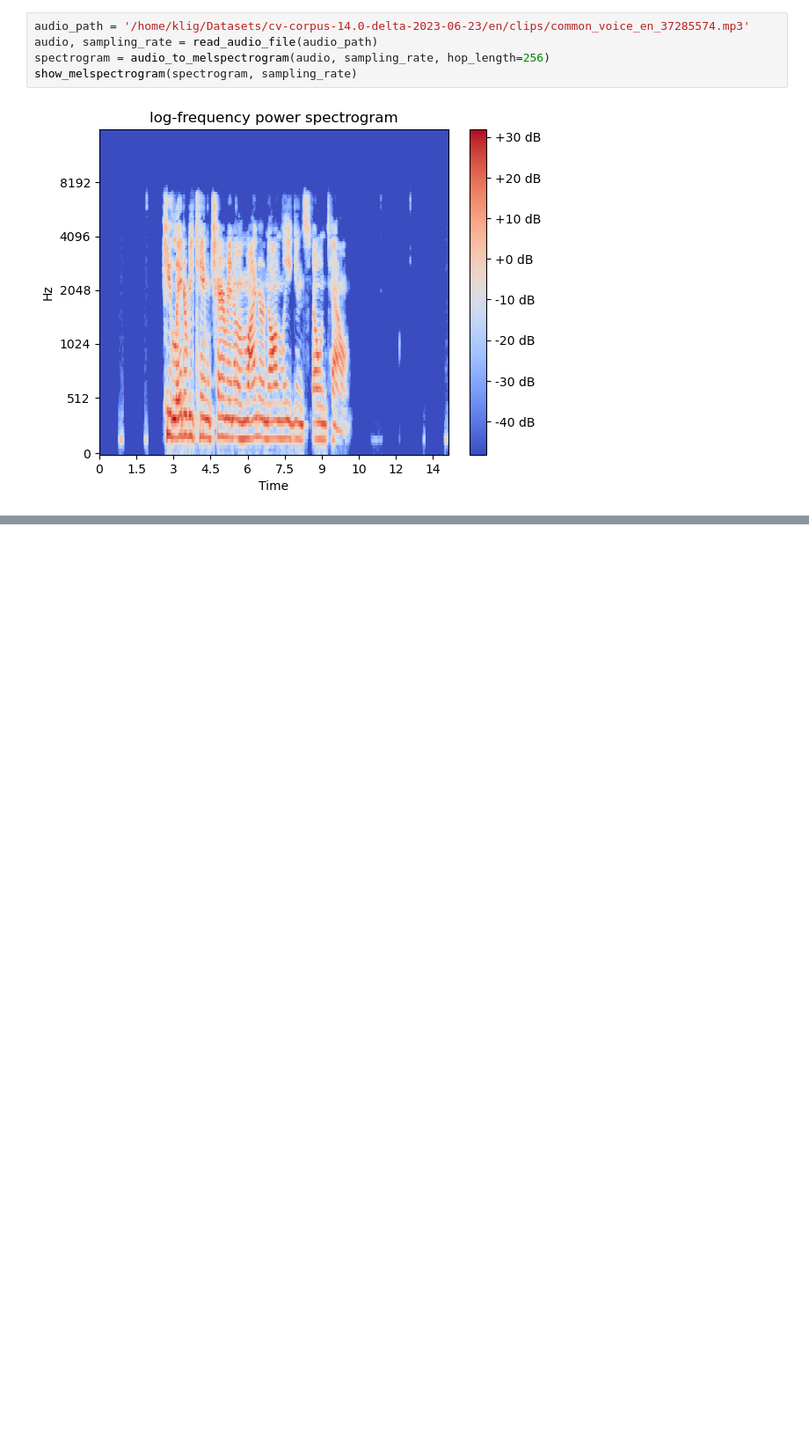
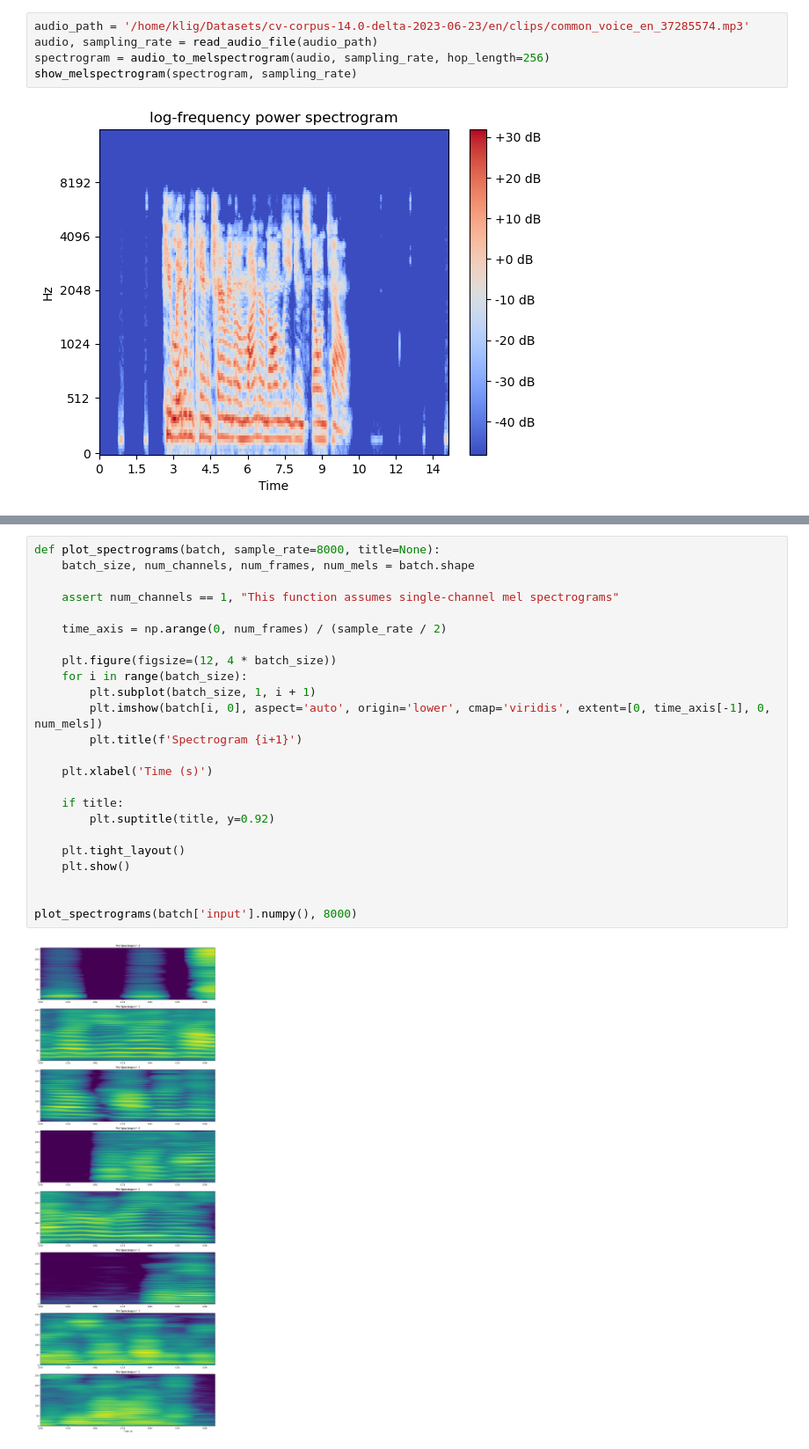
Before and after one commit to kligvasser/audio-anomaly-detection, a Jupyter notebook: notebooks/read-audio.ipynb, the cells around one changed output, grey strips where cells are left out. Shown at 88% size. Drawn from its saved outputs; the diff is of its cells as text; blank space fills up the shorter version.

```diff
--- a/notebooks/read-audio.ipynb
+++ b/notebooks/read-audio.ipynb
@@ -67,0 +89,26 @@ show_melspectrogram(spectrogram, sampling_rate)
+# %%
+def plot_spectrograms(batch, sample_rate=8000, title=None):
+    batch_size, num_channels, num_frames, num_mels = batch.shape
+
+    assert num_channels == 1, "This function assumes single-channel mel spectrograms"
+
+    time_axis = np.arange(0, num_frames) / (sample_rate / 2)
+
+    plt.figure(figsize=(12, 4 * batch_size))
+    for i in range(batch_size):
+        plt.subplot(batch_size, 1, i + 1)
+        plt.imshow(batch[i, 0], aspect='auto', origin='lower', cmap='viridis', extent=[0, time_axis[-1], 0, num_mels])
+        plt.title(f'Spectrogram {i+1}')
+
+    plt.xlabel('Time (s)')
+
+    if title:
+        plt.suptitle(title, y=0.92)
+
+    plt.tight_layout()
+    plt.show()
+
+
+plot_spectrograms(batch['input'].numpy(), 8000)
+# %% [output]
+[figure, added]
```
Also changed, not shown: parts of 3 cells of this notebook, 10 other files.
